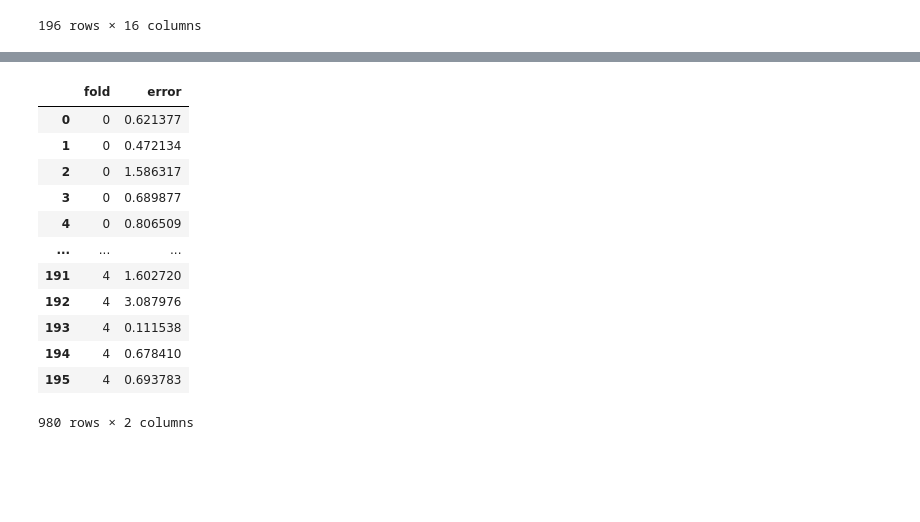
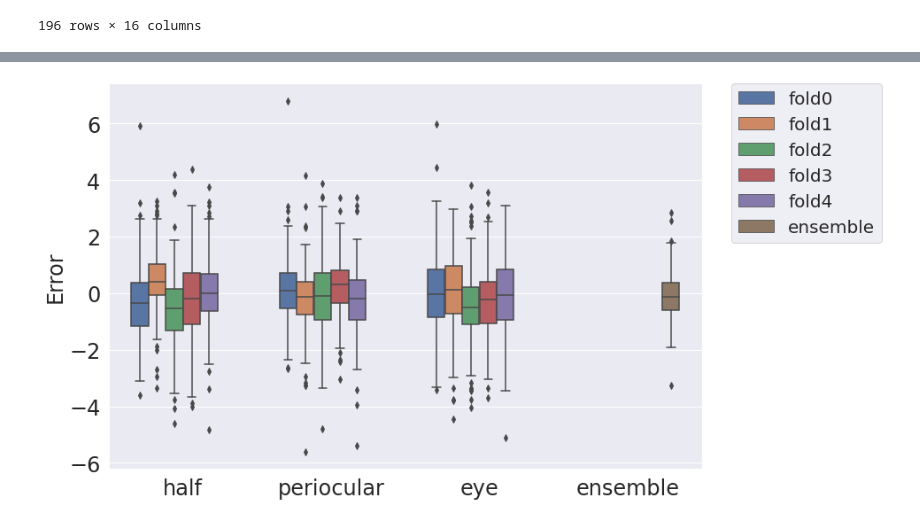
Before and after one commit to ykitaguchi77/statistics_for_articles, a Jupyter notebook: Hertel_AI.ipynb, the cells around one changed output, grey strips where cells are left out. Cells and saved outputs as stored; diff of their text form; code cells hidden in the pictures; blank space fills up the shorter version.

```diff
--- a/Hertel_AI.ipynb
+++ b/Hertel_AI.ipynb
@@ -93,31 +87 @@ df_fold
 2940 rows × 3 columns
-# %%
-
-df_fold0 = pd.DataFrame(index = [], columns = ["fold", "error"])
-df_fold1 = pd.DataFrame(index = [], columns = ["fold", "error"])
-df_fold2 = pd.DataFrame(index = [], columns = ["fold", "error"])
-df_fold3 = pd.DataFrame(index = [], columns = ["fold", "error"])
-df_fold4 = pd.DataFrame(index = [], columns = ["fold", "error"])
-
-df_fold = [df_fold0, df_fold1, df_fold2, df_fold3, df_fold4]
-for fold_num, df_fold in enumerate(df_fold):
-    df_fold["fold"] = [fold_num for i in range(len(df_half))]
-    df_fold["error"] = df_half.iloc[:, fold_num]
-
-df_half_plot = pd.concat([df_fold0, df_fold1, df_fold2, df_fold3, df_fold4,], axis=0)
-
-df_half_plot
-# %% [output]
-|  | fold | error |
-| 0 | 0 | 0.621377 |
-| 1 | 0 | 0.472134 |
-| 2 | 0 | 1.586317 |
-| 3 | 0 | 0.689877 |
-| 4 | 0 | 0.806509 |
-| ... | ... | ... |
-| 191 | 4 | 1.602720 |
-| 192 | 4 | 3.087976 |
-| 193 | 4 | 0.111538 |
-| 194 | 4 | 0.678410 |
-| 195 | 4 | 0.693783 |
-980 rows × 2 columns
@@ -126,3 +88,30 @@ for columns in
+# %%
+df_ensemble = pd.DataFrame(index=[], columns=["area", "fold", "error"])
+df_ensemble["error"] = df.iloc[:,1:16].mean(axis=1) - df["targets"]
+df_ensemble["area"] = ["ensemble" for i in range(len(df_ensemble))]
+df_ensemble["fold"] = ["ensemble" for i in range(len(df_ensemble))]
+df_fold = pd.concat([df_fold, df_ensemble])
+# %%
+#https://stats.biopapyrus.jp/python/boxplot.html
+#横並びのboxplot
+plt.figure(figsize=(12,8))
+
+#ボックスプロットを追加
+sns.boxplot(x=df_fold["area"], y=df_fold["error"], data=df_fold, width=0.7, hue="fold")
+#ドットプロットを追加
+#sns.swarmplot(x=df_TM["status"], y=df_TM["mm"],data=df_TM, color="r",order=df_TM.status.unique(), hue="punctum",dodge=True)
+
+plt.title("",fontsize=24)   # タイトルを指定する、文字の大きさを指定
+plt.ylabel("Error", fontsize=24)         # ｙ軸のラベルを指定、文字の大きさを指定
+plt.xlabel("",fontsize=24)           # ｘ軸のラベルを指定、文字の大きさを指定
+#plt.yticks([x*0.2 for x in range(10)])
+plt.tick_params(labelsize=24)
+plt.legend(bbox_to_anchor=(1.05, 1), loc='upper left', borderaxespad=0, fontsize = 20)
+
+
+plt.show()
+# %% [output]
+[figure, added]
 # %%
 sns.catplotで箱ひげ図を描く
 sns.catplot(x='sex', y='age', data=df, kind='box', hue='survived')
```
Also changed, not shown: parts of 3 cells of this notebook.
